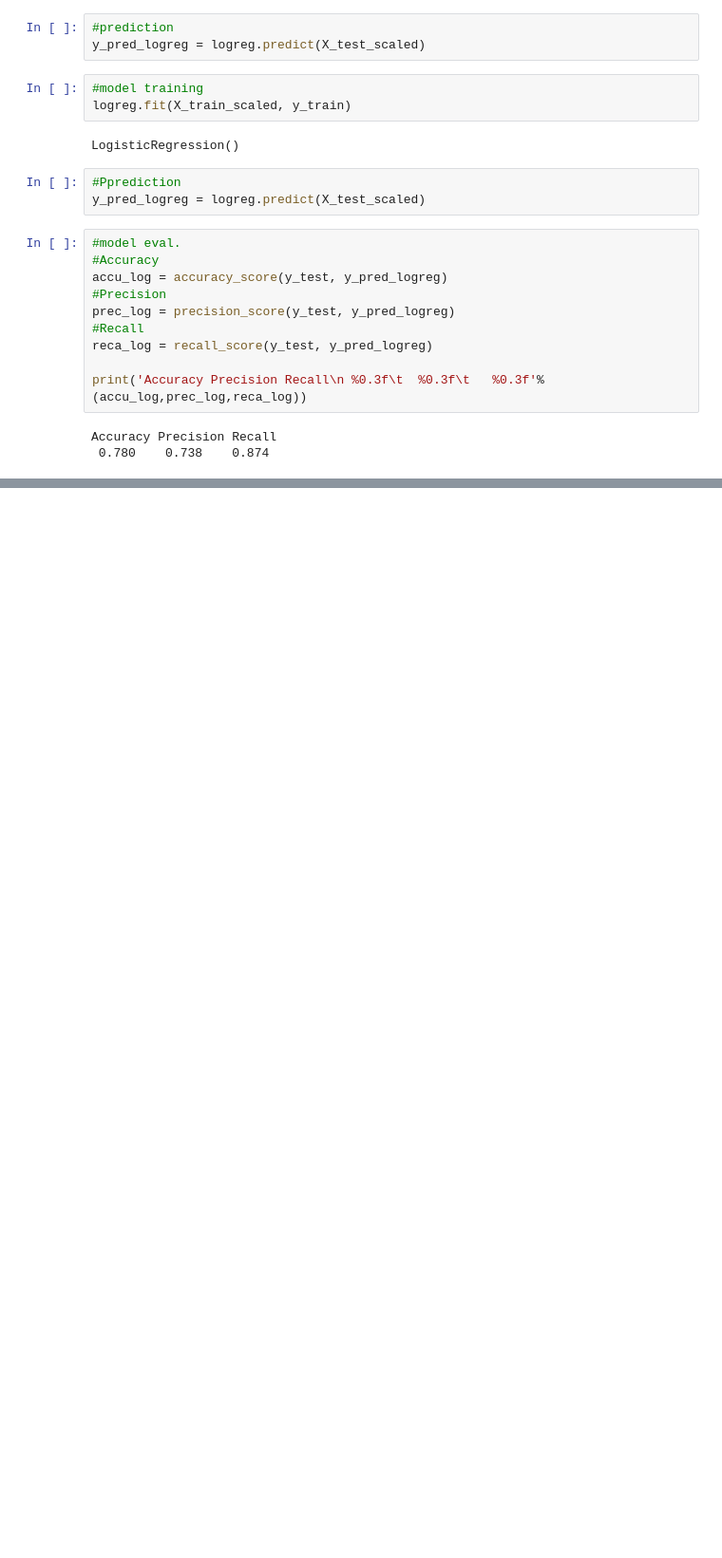
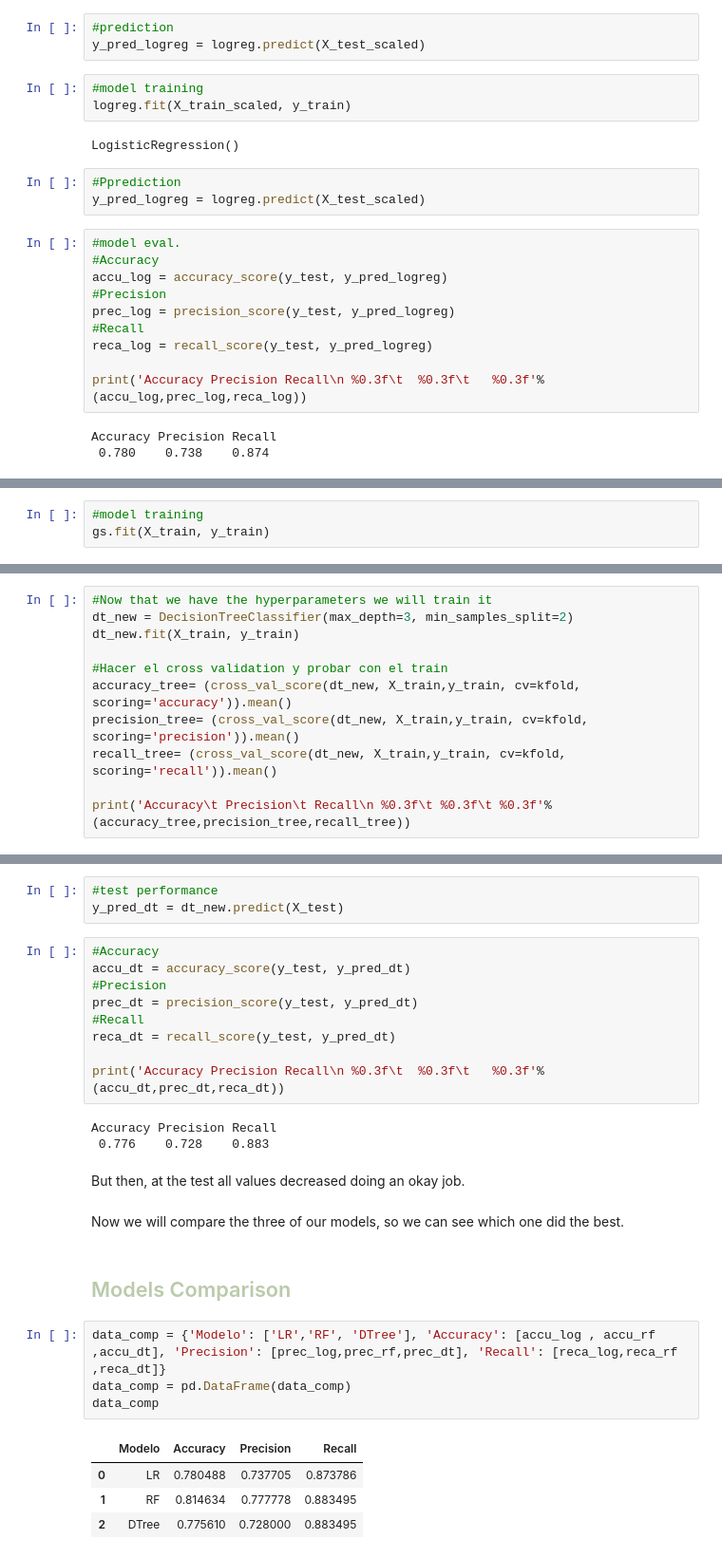
Before and after one commit to sarahbltn/data_analytics_project, a Jupyter notebook: notebooks/Final_Project.ipynb, the cells around one changed output, grey strips where cells are left out. Shown at 95% size. Saved outputs shown, nothing was run; the diff lists cells and outputs as text; blank space fills up the shorter version.

```diff
--- a/notebooks/Final_Project.ipynb
+++ b/notebooks/Final_Project.ipynb
@@ -413,0 +531,3 @@ Altoght it got 87% of the values right (recall), it has a 78% of accuracy & 73%
+# %%
+#model training
+gs.fit(X_train, y_train)
@@ -413,0 +544,11 @@ Altoght it got 87% of the values right (recall), it has a 78% of accuracy & 73%
+# %%
+#Now that we have the hyperparameters we will train it
+dt_new = DecisionTreeClassifier(max_depth=3, min_samples_split=2)
+dt_new.fit(X_train, y_train)
+
+#Hacer el cross validation y probar con el train
+accuracy_tree= (cross_val_score(dt_new, X_train,y_train, cv=kfold,  scoring='accuracy')).mean()
+precision_tree= (cross_val_score(dt_new, X_train,y_train, cv=kfold,  scoring='precision')).mean()
+recall_tree= (cross_val_score(dt_new, X_train,y_train, cv=kfold,  scoring='recall')).mean()
+
+print('Accuracy\t Precision\t Recall\n %0.3f\t %0.3f\t %0.3f'%(accuracy_tree,precision_tree,recall_tree))
@@ -413,0 +560,30 @@ Altoght it got 87% of the values right (recall), it has a 78% of accuracy & 73%
+# %%
+#test performance
+y_pred_dt = dt_new.predict(X_test)
+# %%
+#Accuracy
+accu_dt = accuracy_score(y_test, y_pred_dt)
+#Precision
+prec_dt = precision_score(y_test, y_pred_dt)
+#Recall
+reca_dt = recall_score(y_test, y_pred_dt)
+
+print('Accuracy Precision Recall\n %0.3f\t  %0.3f\t   %0.3f'%(accu_dt,prec_dt,reca_dt))
+# %% [output]
+Accuracy Precision Recall
+ 0.776    0.728    0.883
+# %% [markdown]
+But then, at the test all values decreased doing an okay job.
+# %% [markdown]
+Now we will compare the three of our models, so we can see which one did the best.
+# %% [markdown]
+## <font color= #BACAAA> Models Comparison </font>
+# %%
+data_comp = {'Modelo': ['LR','RF', 'DTree'], 'Accuracy': [accu_log , accu_rf ,accu_dt], 'Precision': [prec_log,prec_rf,prec_dt], 'Recall': [reca_log,reca_rf ,reca_dt]}
+data_comp = pd.DataFrame(data_comp)
+data_comp
+# %% [output]
+|  | Modelo | Accuracy | Precision | Recall |
+| 0 | LR | 0.780488 | 0.737705 | 0.873786 |
+| 1 | RF | 0.814634 | 0.777778 | 0.883495 |
+| 2 | DTree | 0.775610 | 0.728000 | 0.883495 |
```
Also changed, not shown: parts of 39 cells of this notebook.
